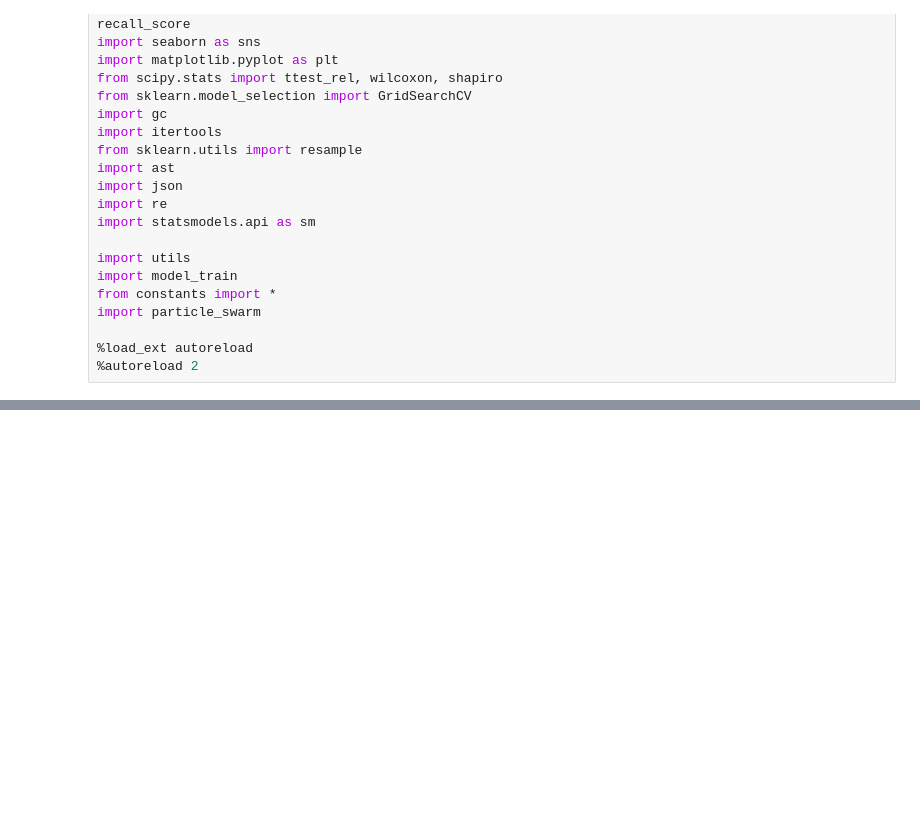
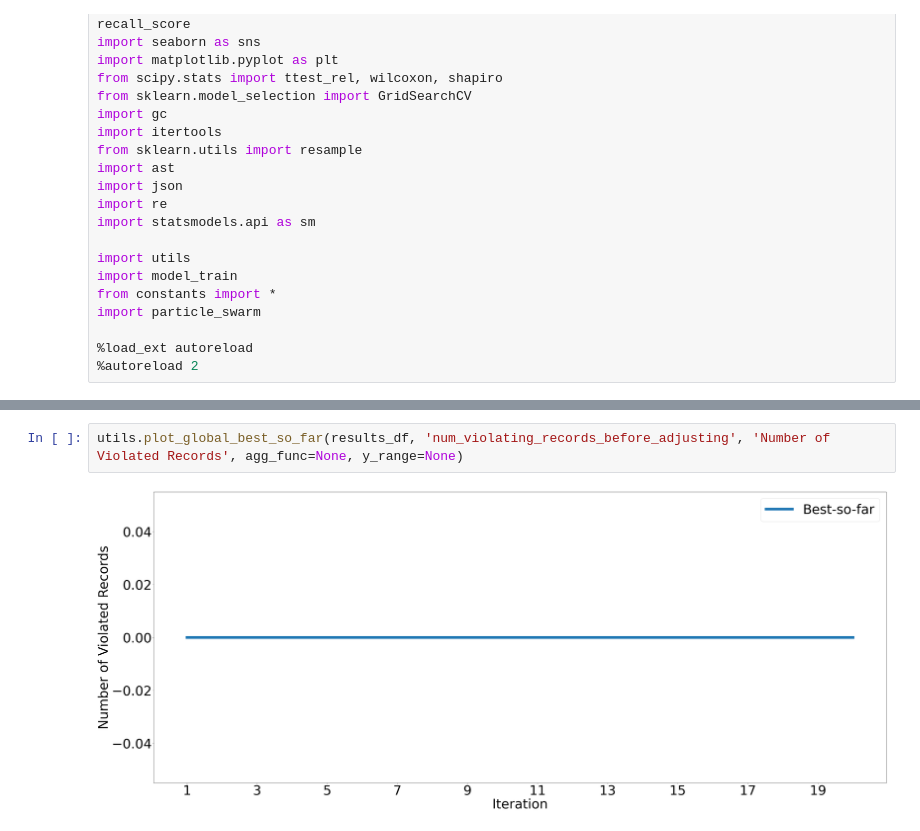
Before and after one commit to yw825/Closed_loop_Framework_for_Data_Anonymization, a Jupyter notebook: Iteration evaluations.ipynb, the cells around one changed output, grey strips where cells are left out. Saved outputs shown, nothing was run; the diff lists cells and outputs as text; blank space fills up the shorter version.

```diff
--- a/Iteration evaluations.ipynb
+++ b/Iteration evaluations.ipynb
@@ -44,0 +48,4 @@ utils.plot_global_best_so_far(results_df, 'Entropy-Loss', 'Minimum Loss Function
+# %%
+utils.plot_global_best_so_far(results_df, 'num_violating_records_before_adjusting', 'Number of Violated Records', agg_func=None, y_range=None)
+# %% [output]
+[figure, added]
```
Also changed, not shown: parts of 8 cells of this notebook, 24 other files.
